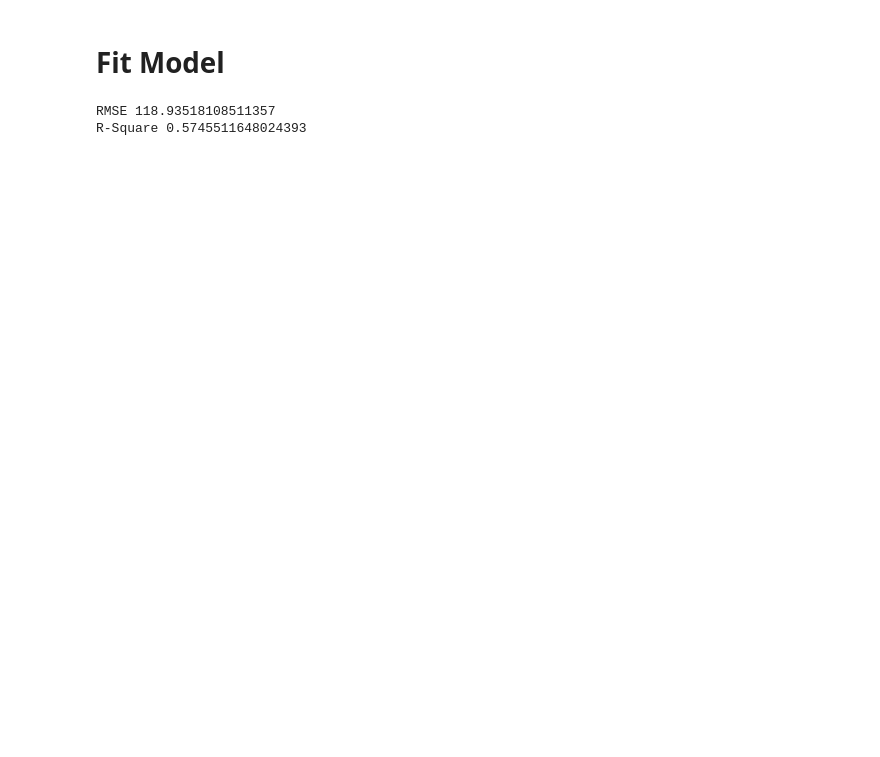
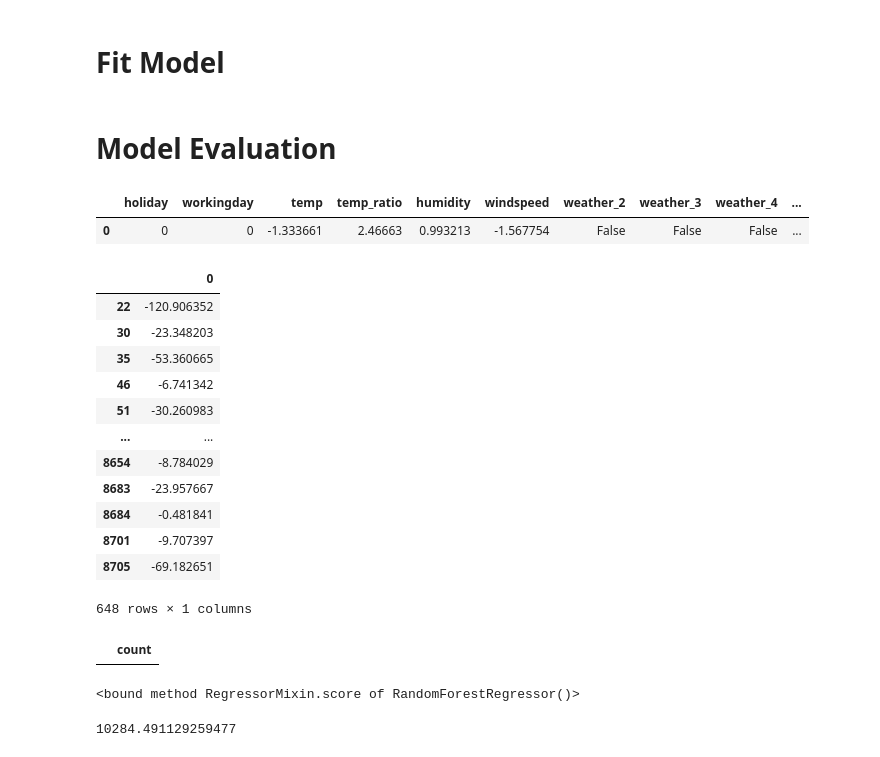
Before and after one commit to JJiaahn/Bicycle-rental-predict, a Jupyter notebook: bicycle_rental_predict.ipynb, the cells around one changed output. Saved outputs shown, nothing was run; the diff lists cells and outputs as text; code cells hidden in the pictures; blank space fills up the shorter version.

```diff
--- a/bicycle_rental_predict.ipynb
+++ b/bicycle_rental_predict.ipynb
@@ -638,4 +666,4 @@ df_cp.head()
 # %%
 # 피처 타겟 분리
-X = df_cp.drop(columns='count')
-y = df_cp[['count']]
+X = train_df.drop(columns='count', axis=1)
+y = train_df[['count']]
@@ -649 +683,12 @@ X_train, X_test, y_train, y_test = train_test_split(X, y, test_size=0.2, random_
+# %%
+# 모델 생성
+linear_model = LinearRegression()
+tree_model = DecisionTreeRegressor()
+rf_model = RandomForestRegressor()
+ada_model = AdaBoostRegressor()
+bag_model = BaggingRegressor()
+gb_model = GradientBoostingRegressor()
+xg_model = XGBRegressor()
+# %% [markdown]
+# Model Evaluation
 # %%
@@ -651,11 +696,49 @@ from sklearn.linear_model import LinearRegression
-# %%
-from sklearn.metrics import root_mean_squared_error, root_mean_squared_log_error
-lr = LinearRegression()
-lr.fit(X_train, y_train)
-lr_y_test_pred = lr.predict(X_test)
-# %%
-print('RMSE',root_mean_squared_error(y_test, lr_y_test_pred))
-print('R-Square', lr.score(X_test,y_test))
-# %% [output]
-RMSE 118.93518108511357
-R-Square 0.5745511648024393
+# %%
+X.head(1)
+# %% [output]
+|  | holiday | workingday | temp | temp_ratio | humidity | windspeed | weather_2 | weather_3 | weather_4 | ... |
+| 0 | 0 | 0 | -1.333661 | 2.46663 | 0.993213 | -1.567754 | False | False | False | ... |
+# %%
+# 1. 다중회귀
+linear_model.fit(X_train, y_train)
+
+
+
+temp = pd.DataFrame(linear_model.predict(X_train))
+temp[temp[0] < 0]
+#lr_r2 = linear_model.score(X_test, y_test)
+#lr_y_test_pred = linear_model.predict(X_test)
+#lr_rmse = root_mean_squared_error(y_test, lr_y_test_pred)
+#lr_rmsle = root_mean_squared_log_error(y_test, lr_y_test_pred)
+#print(f'R-Squared: {lr_r2}')
+#print(f'RMSE: {lr_rmse}')
+#print(f'RMSLE: {lr_r2}')
+#pd.DataFrame(lr_y_test_pred)
+# %% [output]
+|  | 0 |
+| 22 | -120.906352 |
+| 30 | -23.348203 |
+| 35 | -53.360665 |
+| 46 | -6.741342 |
+| 51 | -30.260983 |
+| ... | ... |
+| 8654 | -8.784029 |
+| 8683 | -23.957667 |
+| 8684 | -0.481841 |
+| 8701 | -9.707397 |
+| 8705 | -69.182651 |
+648 rows × 1 columns
+# %%
+y_train[y_train['count'] < 0]
+# %% [output]
+|  | count |
+# %%
+rf_model.fit(X_train, y_train)
+# %% [output]
+<bound method RegressorMixin.score of RandomForestRegressor()>
+# %%
+y_test_pred = rf_model.predict(X_test)
+
+(root_mean_squared_error(y_test, y_test_pred))**2
+# %% [output]
+10284.491129259477
```
Also changed, not shown: parts of 23 cells of this notebook.
